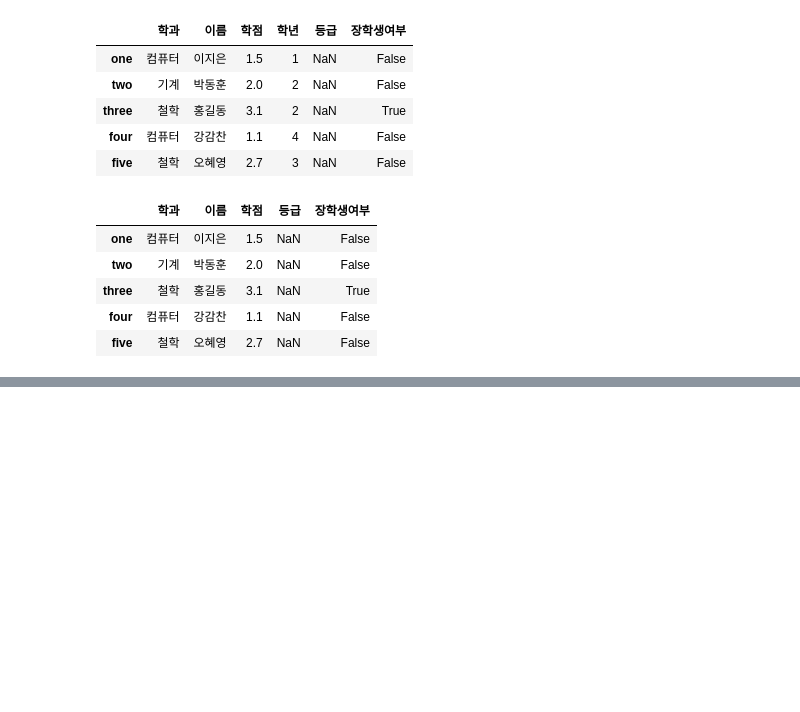
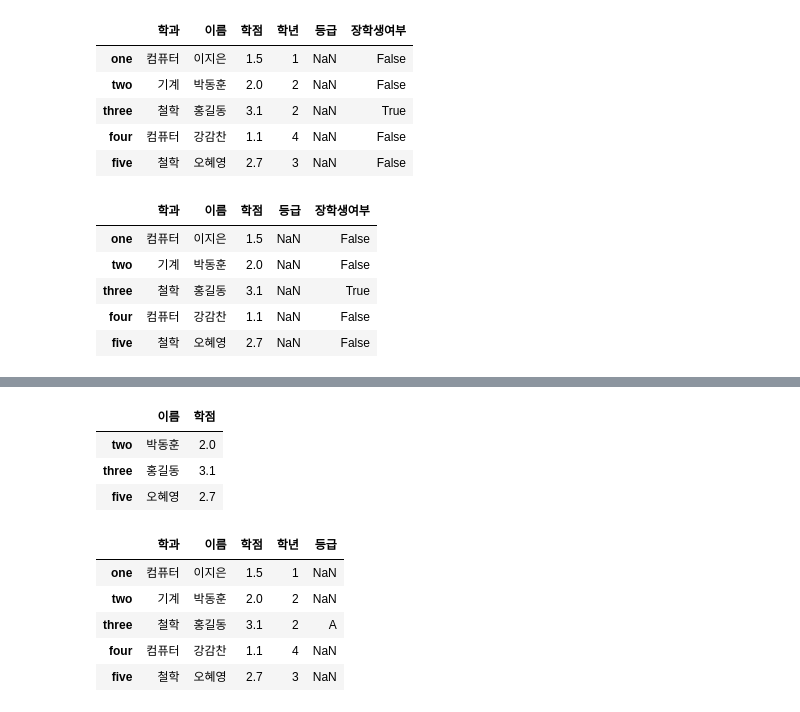
Before and after one commit to sehun4239/Data-analysis-Machine-Learning-Basic, a Jupyter notebook: 02.pandas.ipynb, the cells around one changed output, grey strips where cells are left out. Cells and saved outputs as stored; diff of their text form; code cells hidden in the pictures; blank space fills up the shorter version.

```diff
--- a/02.pandas.ipynb
+++ b/02.pandas.ipynb
@@ -916,0 +947,50 @@ df = pd.DataFrame(data,
+# %%
+import numpy as np
+import pandas as pd
+
+data = { '이름':['이지은', '박동훈', '홍길동', '강감찬', '오혜영'],
+       '학과':['컴퓨터', '기계', '철학', '컴퓨터', '철학'],
+       '학년':[1, 2, 2, 4, 3],
+       '학점':[1.5, 2.0, 3.1, 1.1, 2.7]}
+
+df = pd.DataFrame(data,
+                 columns=['학과','이름','학점','학년', '등급'],
+                 index=['one', 'two', 'three', 'four', 'five'])
+
+# 학점이 1.5를 초과하는 학생의 이름과 학점을 DataFrame으로 출력
+# 작성해보세요!!
+df['학점'] > 1.5      # boolean mask
+df.loc[df['학점']>1.5, ['이름','학점']]
+# %% [output]
+|  | 이름 | 학점 |
+| two | 박동훈 | 2.0 |
+| three | 홍길동 | 3.1 |
+| five | 오혜영 | 2.7 |
+# %%
+import numpy as np
+import pandas as pd
+
+data = { '이름':['이지은', '박동훈', '홍길동', '강감찬', '오혜영'],
+       '학과':['컴퓨터', '기계', '철학', '컴퓨터', '철학'],
+       '학년':[1, 2, 2, 4, 3],
+       '학점':[1.5, 2.0, 3.1, 1.1, 2.7]}
+
+df = pd.DataFrame(data,
+                 columns=['학과','이름','학점','학년', '등급'],
+                 index=['one', 'two', 'three', 'four', 'five'])
+
+# 1. 이름이 '박동훈'인 사람을 찾아 이름과 학점을 DataFrame으로 출력하세요
+# df.loc[df['이름'] == '박동훈', ['이름', '학점']]
+# 2. 학점이 1.5를 초과하고 2.5 미만인 모든 사람을 찾아 학과, 이름, 학점을 Dataframe으로 출력
+df.loc[(df['학점'] > 1.5) & (df['학점'] < 2.5), '학과':'학점']
+
+# 3. 학점이 3.0을 초과하는 사람을 찾아서 등급을 'A'로 설정한 후 출력하세요
+df.loc[df['학점'] > 3.0, '등급'] = 'A'
+display(df)
+# %% [output]
+|  | 학과 | 이름 | 학점 | 학년 | 등급 |
+| one | 컴퓨터 | 이지은 | 1.5 | 1 | NaN |
+| two | 기계 | 박동훈 | 2.0 | 2 | NaN |
+| three | 철학 | 홍길동 | 3.1 | 2 | A |
+| four | 컴퓨터 | 강감찬 | 1.1 | 4 | NaN |
+| five | 철학 | 오혜영 | 2.7 | 3 | NaN |
```
Also changed, not shown: parts of 12 cells of this notebook.
